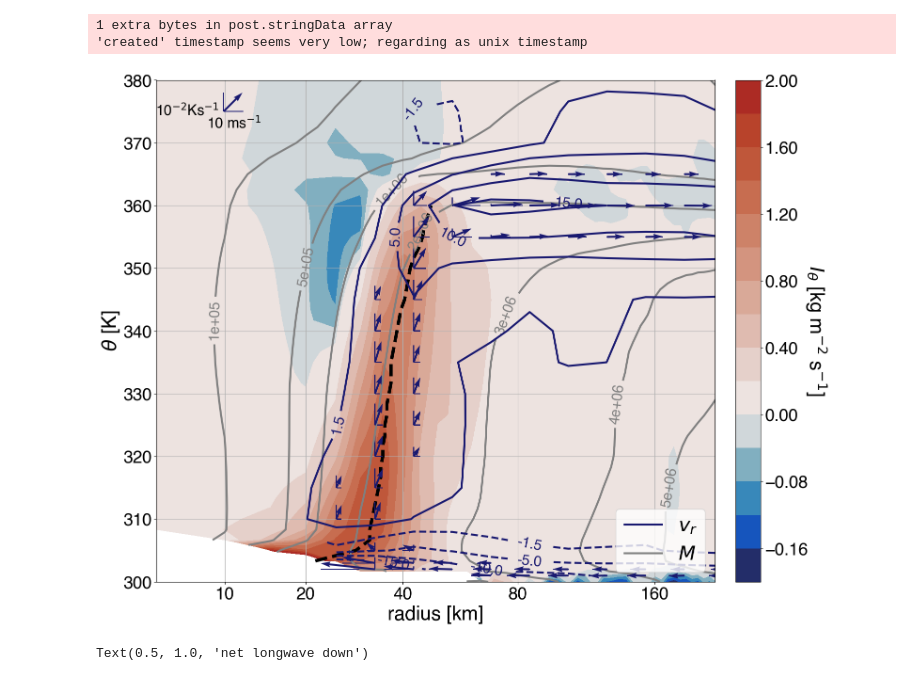
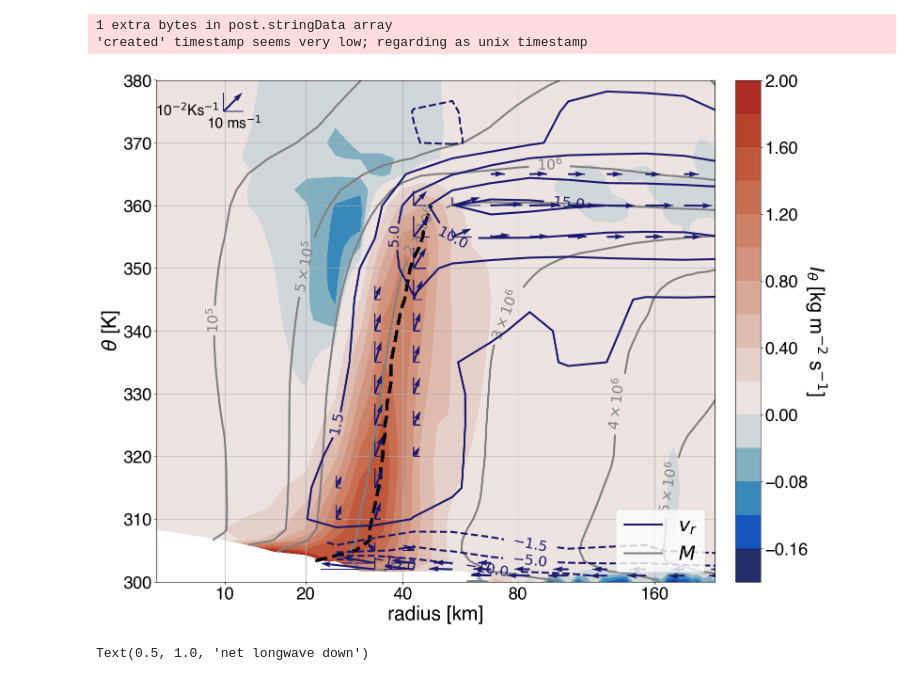
Before and after one commit to JdeJong96/irma-git, a Jupyter notebook: fig/fig05_cross_isentropic_mass_flux/fig05.ipynb, the cells around one changed output. Saved outputs shown, nothing was run; the diff lists cells and outputs as text; code cells hidden in the pictures.

```diff
--- a/fig/fig05_cross_isentropic_mass_flux/fig05.ipynb
+++ b/fig/fig05_cross_isentropic_mass_flux/fig05.ipynb
@@ -61,40 +62,41 @@ p22 = ax.contour(dslsi.r/1000, dslsi.theta, dslsi.u_rad, levels=u_rad_levels, li
                  colors=[p2.get_facecolor()], zorder=3, linewidths=3)
 h22 = p22.legend_elements()[0][-1]
 #p22 = dslsi.u_rad.plot.contour(ax=ax, y='theta', levels=u_rad_levels, linestyles=np.where(u_rad_levels>=0,'-','--'), colors=[p2.get_facecolor()], zorder=3)
-ax.clabel(p22, fmt=lambda x:f"{x}",fontsize=22)
+ax.clabel(p22, inline=True, inline_spacing=0, fmt=lambda x:fr"${x}$",fontsize=22)
 
 p3 = ax.contour(dsls.r/1000, dsls.theta, M, levels=Mlevels, colors=['grey'], zorder=2, linestyles=['-'], linewidths=3)
 h3 = p3.legend_elements()[0][0]
 ax.legend(handles=[h22,h3], labels=[r'$v_r$',r'$M$'], fontsize=30, loc='lower right')
 #p3 = M.plot.contour(ax=ax, y='theta', levels=Mlevels, colors='grey', zorder=2)
-ax.clabel(p3,inline=True,inline_spacing=1,fontsize=22, zorder=2, fmt=lambda x:f"{x:.0e}")
+formatter = ScalarFormatter(useMathText=True).format_data
+ax.clabel(p3,inline=True,inline_spacing=1,fontsize=22, zorder=2, fmt=lambda x: fr"${formatter(x)}$")
 cb = plt.colorbar(p1, ax=ax, pad=0.03)
 #cb.add_lines(p12, erase=True)
 #cb.lines[-1].set_linestyles(p12.linestyles)
 #cb.ax.set_title(r'$kgm^{-2}s^{-1}$',fontsize=26, pad=20)
 cb.ax.set_ylabel(r'$I_{\theta}$ [kg m$^{-2}$ s$^{-1}$]', fontsize=30, rotation=270, labelpad=30)
 cb.ax.tick_params(axis='y',labelsize=26)
 
 #proxyartists = [lines.Line2D([], [], lw=p.linewidths, color=list(p.colors)[-1], linestyle=list(p.linestyles)[-1], alpha=p.get_alpha()) for p in [p22,p22,p3]]
 #proxyartists[0].set_alpha(0)
 #fig.legend(proxyartists, [r'$I_{\theta}$',r'$v_r$',r'$M$'], ncols=3, fontsize=26, bbox_to_anchor=(0.61, 1.05), bbox_transform=fig.transFigure, framealpha=0)
 
 
 _ = ax.set_xticks([10,20,40,80,160], labels=[10,20,40,80,160], fontsize=26)
 ax.tick_params(axis='y',labelsize=26)
 ax.tick_params(axis='x',labelsize=26)
 plt.ylabel(r'$\theta$ [K]', fontsize=30)
 plt.xlabel('radius [km]', fontsize=30)
 # plt.title('Azimuthal mean cross-isentropic mass flux, \nvelocity and angular momentum'
 #           +f'',fontsize=26)
 plt.title('')
 plt.xlim([5,210])
 plt.tight_layout()
 fig.savefig('fig05.pdf',format='pdf',dpi=300,transparent=False, bbox_inches='tight')
 # %% [output]
 1 extra bytes in post.stringData array
 'created' timestamp seems very low; regarding as unix timestamp
-[figure, old version]
+[figure, new version]
 # %%
 import xarray as xr
 import os
```
Also changed, not shown: parts of 1 cell of this notebook, 2 other files.
